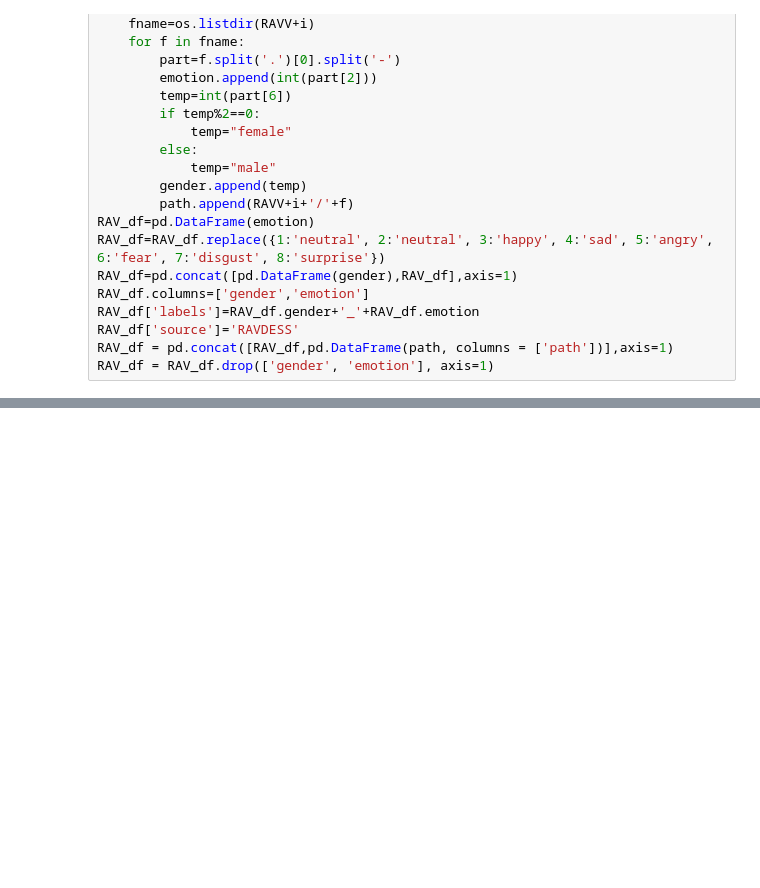
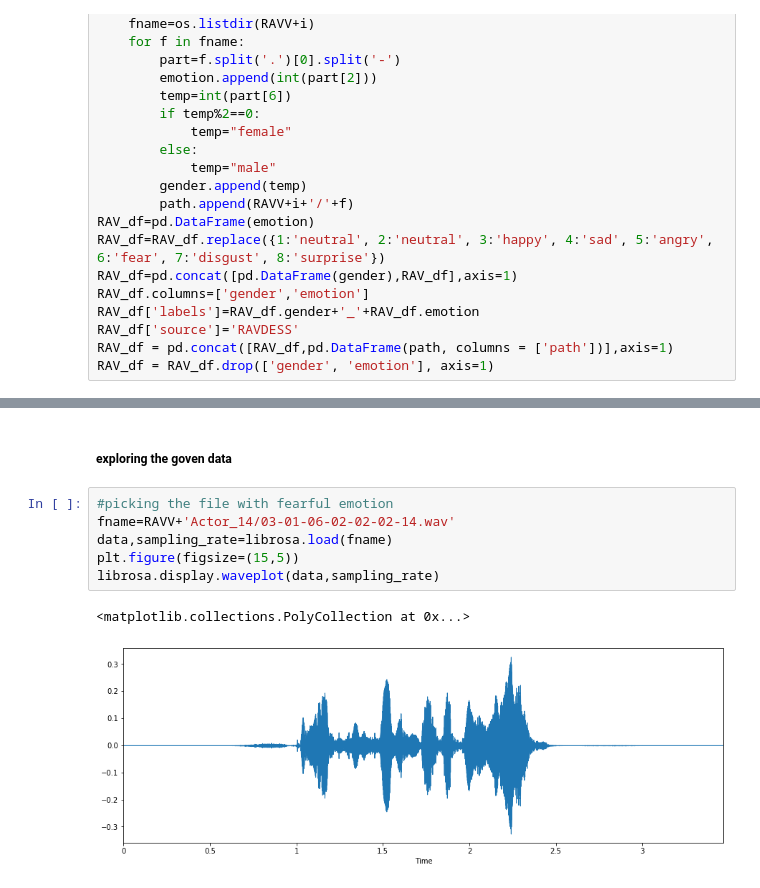
Before and after one commit to Lovely-Professional-University-CSE/int247-machine-learning-project-2020-kem031-abhishek_52, a Jupyter notebook: speech sentiment analysis.ipynb, the cells around one changed output, grey strips where cells are left out. Cells and saved outputs as stored; diff of their text form; blank space fills up the shorter version.

```diff
--- a/speech sentiment analysis.ipynb
+++ b/speech sentiment analysis.ipynb
@@ -80,0 +117,11 @@ RAV_df[1200:]
+# %% [markdown]
+##### exploring the goven data
+# %%
+#picking the file with fearful emotion
+fname=RAVV+'Actor_14/03-01-06-02-02-02-14.wav'
+data,sampling_rate=librosa.load(fname)
+plt.figure(figsize=(15,5))
+librosa.display.waveplot(data,sampling_rate)
+# %% [output]
+<matplotlib.collections.PolyCollection at 0x...>
+[figure, added]
```
Also changed, not shown: parts of 8 cells of this notebook.
